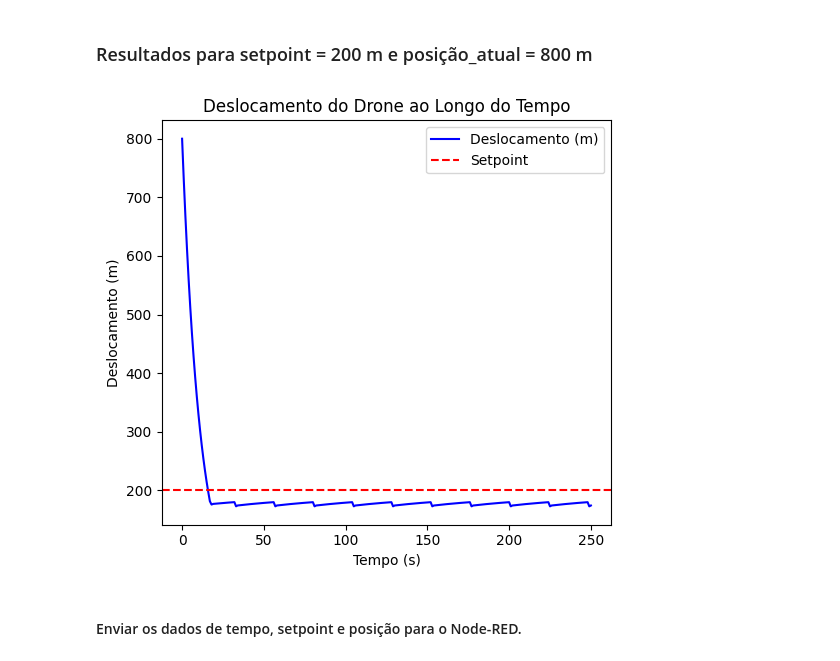
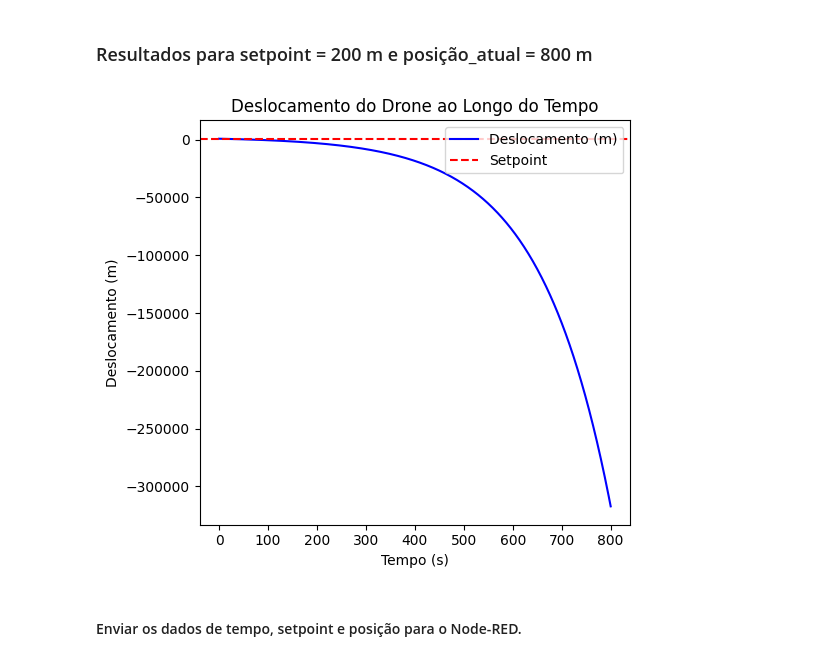
Before and after one commit to leoclamp/Controle_Fuzzy_PD, a Jupyter notebook: fuzzy_PD.ipynb, the cells around one changed output. Saved outputs shown, nothing was run; the diff lists cells and outputs as text; code cells hidden in the pictures.

```diff
--- a/fuzzy_PD.ipynb
+++ b/fuzzy_PD.ipynb
@@ -65,16 +65,18 @@ Muito Positivo (MP): A variacao do erro é muito positiva.
 DeltaErro = ctrl.Antecedent(universe=np.arange(-1000, 1001, 1), label='DeltaErro')
 
 # Classificações de DeltaErro
-DeltaErro['MN'] = fuzzy.trapmf(DeltaErro.universe, [-1000, -1000, -10, -5])
-DeltaErro['N'] = fuzzy.trimf(DeltaErro.universe, [-10, -5, 0])
-DeltaErro['M'] = fuzzy.trimf(DeltaErro.universe, [-4, 0, 4])
-DeltaErro['P'] = fuzzy.trimf(DeltaErro.universe, [0, 5, 10])
-DeltaErro['MP'] = fuzzy.trapmf(DeltaErro.universe, [5, 10, 1000, 1000])
+DeltaErro['MN'] = fuzzy.trapmf(DeltaErro.universe, [-1000, -1000, -4, -2])
+DeltaErro['N'] = fuzzy.trimf(DeltaErro.universe, [-4, -2, 0])
+DeltaErro['M'] = fuzzy.trimf(DeltaErro.universe, [-2, 0, 2])
+DeltaErro['P'] = fuzzy.trimf(DeltaErro.universe, [0, 2, 4])
+DeltaErro['MP'] = fuzzy.trapmf(DeltaErro.universe, [2, 4, 1000, 1000])
 
 DeltaErro.view()   # Método para visualização da Função de Pertinência.
+
 [plt.gca().lines[i].set_linewidth(2) for i in range(len(plt.gca().lines))]
 
 fig = plt.gcf(); axes = fig.gca(); fig.set_size_inches(6, 2)
+axes.set_xlim([-7,7])
 axes.set_xlabel(xlabel='DeltaErro [m]'); axes.set_ylabel(ylabel=r'Pertinência $\mu_{V}$');
 plt.title(f'Classificações para a varável {DeltaErro.label}', fontweight='bold'); plt.legend(loc='upper right');
 # %% [output]
@@ -258,72 +259,74 @@ ControleErro = ctrl.ControlSystemSimulation(ctrl.ControlSystem(BaseRegras))
 # Definir parâmetros do sistema
 setpoint = 200  # Altitude desejada (em metros)
 posicao_atual = 800  # posição atual do drone, em metros
-tempo = 250  # Tempo de simulação (em segundos)
+tempo = 800  # Tempo de simulação (em segundos)
 
 # Parâmetro do sistema fuzzy
 U_max = 4  # Velocidade máxima de descida (m/s)
 
 # Valores para armazenar deslocamentos e erros
 deslocamentos = [posicao_atual]
-erros = [setpoint - posicao_atual]
+erros = [abs(setpoint - posicao_atual)]
 
 # Loop para simulação
 for t in range(1, tempo + 1):
     # Calcular o erro
-    erro_atual = setpoint - posicao_atual
+    erro_atual = abs(setpoint - posicao_atual)
     erros.append(erro_atual)
+    ControleErro.input['Erro'] = erro_atual
 
     # Calcular a taxa de variação do erro
     delta_erro_atual = (erros[-1] - erros[-2])
-
-    # Configurar entradas do sistema fuzzy
-    ControleErro.input['Erro'] = erro_atual
     ControleErro.input['DeltaErro'] = delta_erro_atual
 
     # Realizar o cálculo fuzzy
+    #print(ControleErro._get_inputs())
     ControleErro.compute()
 
     # Obter a saída defuzzyficada (potência do motor)
     P_Motor = ControleErro.output['PotenciaMotor']
 
     # Divisão da potência entre os motores
     P_H13 = P_Motor
     P_H24 = P_Motor
 
     if erro_atual < 4:
         P_H13, P_H24 = [0.35, 0.35]
 
-    if erro_atual < 4:
-        FA = 0.9
-    elif erro_atual < 10:
-        FA = 0.92
-    elif erro_atual < 20:
-        FA = 0.94
-    else:
-        FA = 0.98
+    if setpoint > 300:
+        FA = 99/100 if erro_atual > 300 else 99/100 if erro_atual > 600 else 98/100
+    elif setpoint >=200 and setpoint <= 300:
+        FA = 99.3/100 if erro_atual > 25 else 99/100 if erro_atual > 10 else 98.7/100
+    elif setpoint >0 and setpoint < 200:
+        FA = 99/100 if erro_atual > 300 else 99/100 if erro_atual > 600 else 98/100
+
 
     # Atualizar o deslocamento com a função de transferência
-    d_t = FA * posicao_atual * 1.01398 + (0.5 * (U_max * P_H13 + U_max * P_H24))
-    deslocamentos.append(d_t)
+    posicao_atual = FA * posicao_atual * 1.01398 + (0.5 * (U_max * P_H13 + U_max * P_H24))
+    d_t = posicao_atual - deslocamentos[0]
+
+    deslocamentos=np.append(deslocamentos,deslocamentos[0]-d_t)
+    varPosition=deslocamentos[-1]-deslocamentos[-2]
+
 
     # Atualizar o deslocamento anterior
-    posicao_atual = d_t
+
 
 # Gráficos
 plt.figure(figsize=(10, 5))
 
 # Gráfico do deslocamento
 plt.subplot(1, 2, 1)
 plt.plot(range(len(deslocamentos)), deslocamentos, label='Deslocamento (m)', color='blue')
 plt.axhline(setpoint, color='red', linestyle='--', label='Setpoint')
 plt.xlabel('Tempo (s)')
 plt.ylabel('Deslocamento (m)')
 plt.title('Deslocamento do Drone ao Longo do Tempo')
 plt.legend(loc='upper right')
 plt.tight_layout()
 plt.show()
 # %% [output]
-[figure, old version]
+[figure, new version]
 # %% [markdown]
 #### Enviar os dados de tempo, setpoint e posição para o Node-RED.
 # %%
```
Also changed, not shown: parts of 5 cells of this notebook.
